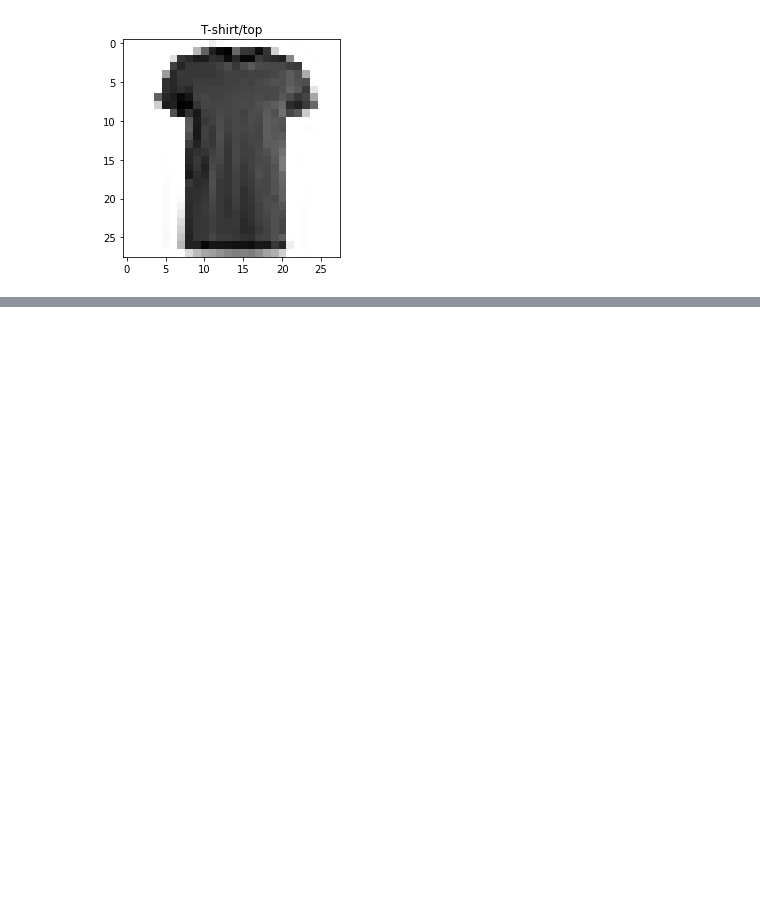
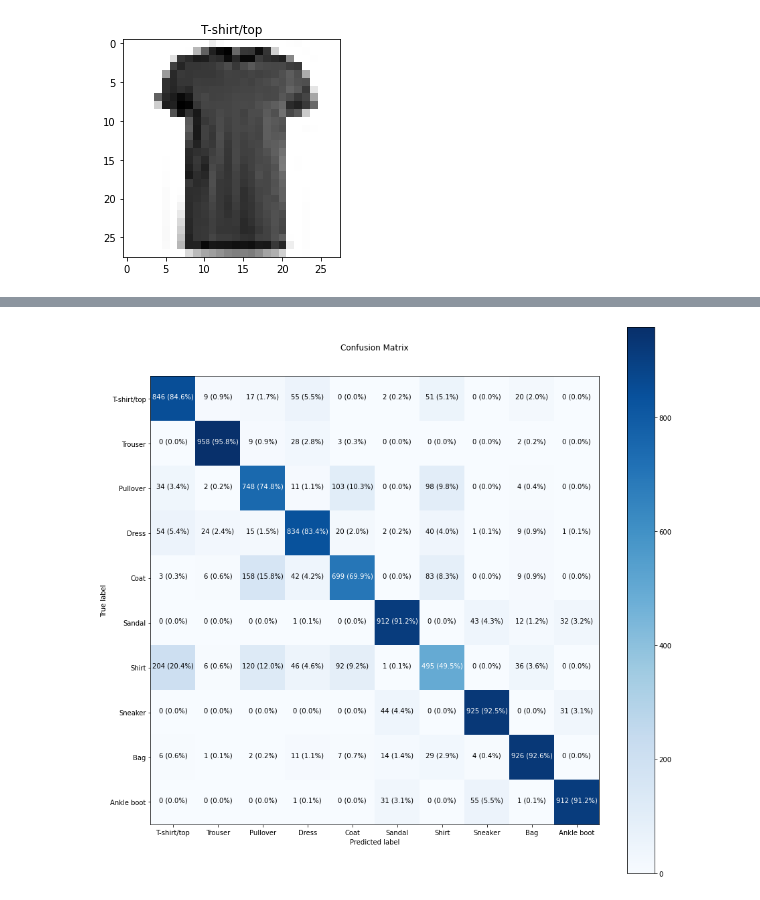
Before and after one commit to Amgonz34/learning_tensorflow, a Jupyter notebook: Classification_pt2_multiclass.ipynb, the cells around one changed output, grey strips where cells are left out. Cells and saved outputs as stored; diff of their text form; code cells hidden in the pictures; blank space fills up the shorter version.

```diff
--- a/Classification_pt2_multiclass.ipynb
+++ b/Classification_pt2_multiclass.ipynb
@@ -105,0 +223,18 @@ Epoch 10/10
+# %%
+model_4 = tf.keras.Sequential([
+    tf.keras.layers.Flatten(input_shape=(28, 28)),
+    tf.keras.layers.Dense(4, activation="relu"),
+    tf.keras.layers.Dense(4, activation="relu"),
+    tf.keras.layers.Dense(10, activation="softmax") # output shape is 10, activation is softmax
+])
+
+# Compile the model
+model_4.compile(loss=tf.keras.losses.SparseCategoricalCrossentropy(),
+                 optimizer=tf.keras.optimizers.Adam(lr=0.001), # ideal learning rate (same as default)
+                 metrics=["accuracy"])
+
+# Fit the model
+find_lr_history = model_4.fit(train_data_norm,
+                               train_labels,
+                               epochs=40,
+                               validation_data=(test_data_norm, test_labels))
@@ -105,0 +328,6 @@ Epoch 10/10
+# %%
+# Make predictions with the most recent model
+y_probs = model_4.predict(test_data_norm  ) # "probs" is short for probabilities
+
+# View the first 5 predictions
+y_probs[:5]
@@ -105,0 +351,6 @@ Epoch 10/10
+# %%
+# Convert all of the predictions from probabilities to labels
+y_preds = y_probs.argmax(axis=1)
+
+# View the first 10 prediction labels
+y_preds[:10]
@@ -105,0 +375,9 @@ Epoch 10/10
+# %%
+# Make a prettier confusion matrix
+make_confusion_matrix(y_true=test_labels,
+                      y_pred=y_preds,
+                      classes=class_names,
+                      figsize=(15, 15),
+                      text_size=10)
+# %% [output]
+[figure, added]
```
Also changed, not shown: parts of 26 cells of this notebook.
